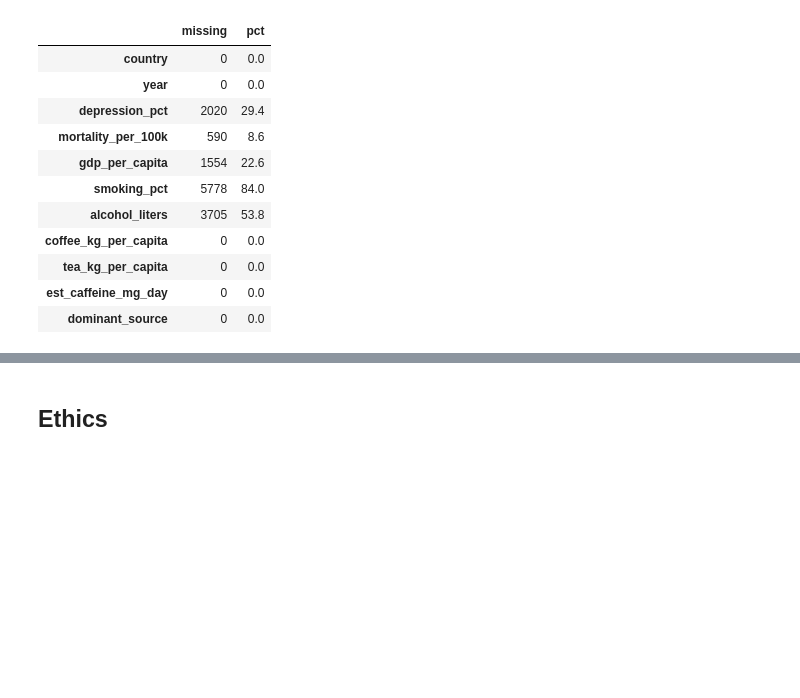
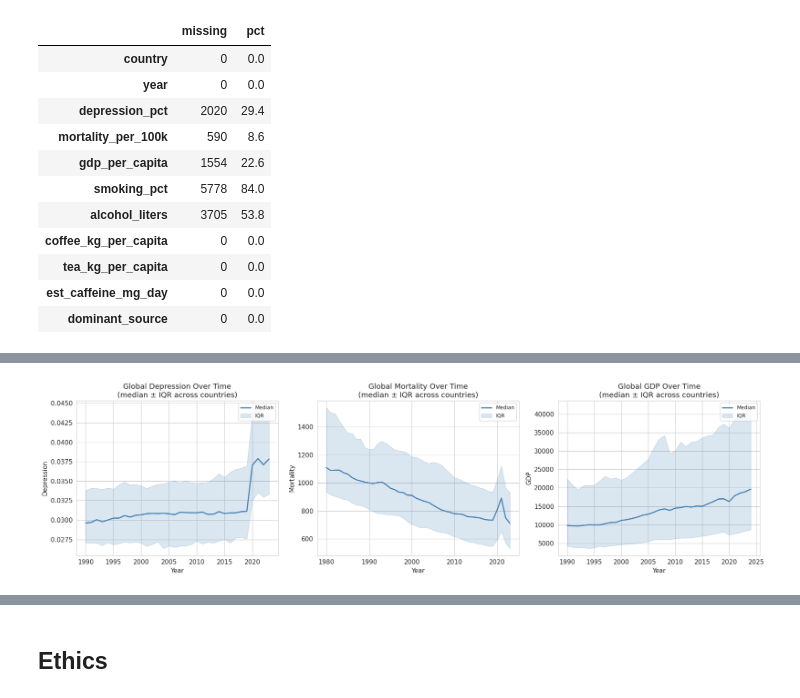
Before and after one commit to COGS108/Group077_WI26, a Jupyter notebook: 02-EDACheckpoint.ipynb, the cells around one changed output, grey strips where cells are left out. Cells and saved outputs as stored; diff of their text form; code cells hidden in the pictures; blank space fills up the shorter version.

```diff
--- a/02-EDACheckpoint.ipynb
+++ b/02-EDACheckpoint.ipynb
@@ -530,0 +596,24 @@ Some more words and stuff.  Remember notebooks work best if you interleave the c
+# %%
+## 1b: Global outcome trends over time (median ± IQR)
+n_plots = min(len(outcome_vars), 3)
+fig, axes = plt.subplots(1, n_plots, figsize=(6 * n_plots, 5))
+if n_plots == 1: axes = [axes]
+
+for ax, (col, label) in zip(axes, outcome_vars[:3]):
+    yearly = merged.groupby('year')[col].agg(
+        median='median',
+        q25=lambda x: x.quantile(0.25),
+        q75=lambda x: x.quantile(0.75)).dropna()
+    ax.plot(yearly.index, yearly['median'], color='steelblue', lw=2, label='Median')
+    ax.fill_between(yearly.index, yearly['q25'], yearly['q75'],
+                    alpha=0.2, color='steelblue', label='IQR')
+    ax.set_xlabel('Year')
+    ax.set_ylabel(label)
+    ax.set_title(f'Global {label} Over Time\n(median ± IQR across countries)')
+    ax.legend(fontsize=9)
+
+plt.tight_layout()
+plt.savefig(FIG / '01b_global_trends.png', dpi=150, bbox_inches='tight')
+plt.show()
+# %% [output]
+[figure, added]
```
Also changed, not shown: parts of 33 cells of this notebook.
